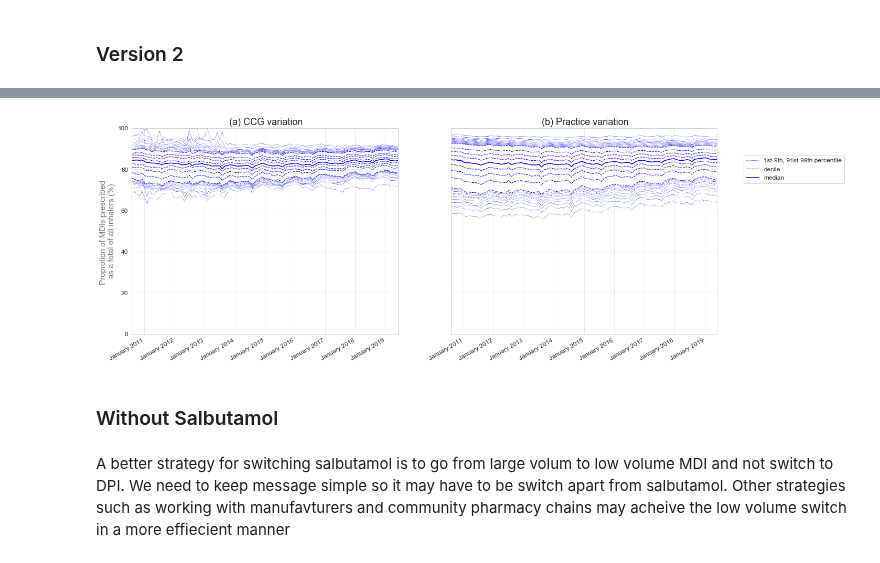
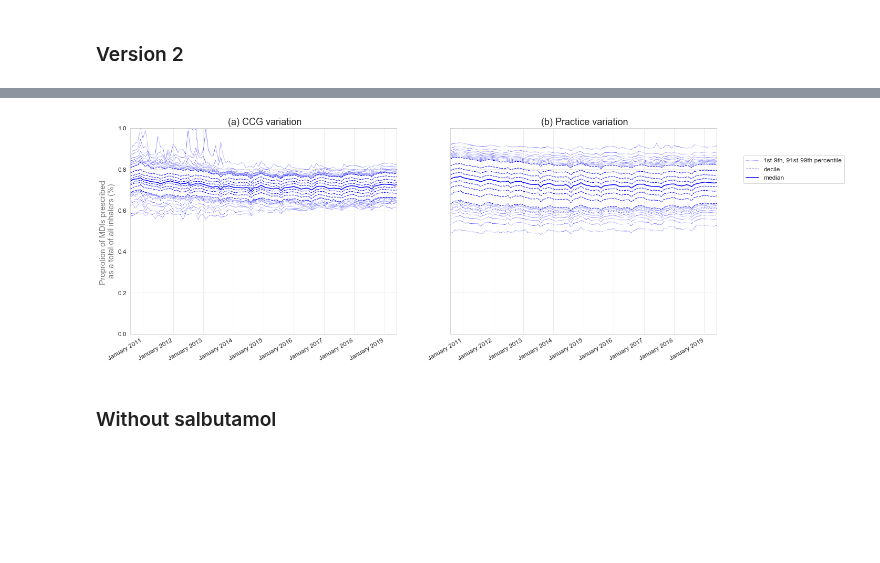
Before and after one commit to ebmdatalab/jupyter-notebooks, a Jupyter notebook: new_measures/Drafts/Enviromental Inhalers/Environmental Inhalers.ipynb, the cells around one changed output, grey strips where cells are left out. Cells and saved outputs as stored; diff of their text form; code cells hidden in the pictures; blank space fills up the shorter version.

Commit message:
update inhalerss
implement new view
new measure without salbutamol

```diff
--- a/new_measures/Drafts/Enviromental Inhalers/Environmental Inhalers.ipynb
+++ b/new_measures/Drafts/Enviromental Inhalers/Environmental Inhalers.ipynb
@@ -368,0 +312,19 @@ by_pct_df3.head()
+# %%
+denominators = q('''
+SELECT
+    practice,
+    pct,
+    CAST(month AS DATE) AS month,
+    SUM(items) AS denominator
+FROM hscic.normalised_prescribing_standard presc
+INNER JOIN hscic.practices pract ON presc.practice = pract.code
+WHERE
+    pract.setting = 4 AND
+    presc.bnf_code IN (
+        SELECT DISTINCT(bnf_code)
+        FROM measures.vw__chapter_3_dmd_objs_with_form_route
+        WHERE form_route IN ('pressurizedinhalation.inhalation', 'powderinhalation.inhalation')
+    )
+GROUP BY practice, pct, month
+ORDER BY practice, month
+''').set_index(['practice', 'month'])
@@ -368,0 +341,11 @@ by_pct_df3.head()
+# %%
+data = {
+    'pct': numerators['pct'],
+    'numerator': numerators['numerator'],
+    'denominator': denominators['denominator'],
+}
+practices = pd.DataFrame(index=numerators.index, data=data).reset_index()
+practices['ratio'] = practices['numerator'] / practices['denominator']
+# %%
+ccgs = practices.groupby(['pct', 'month'])['numerator', 'denominator'].sum().reset_index()
+ccgs['ratio'] = ccgs['numerator'] / ccgs['denominator']
@@ -369,42 +361,38 @@ by_pct_df3.head()
 # %%
 f = plt.figure(figsize=(20,8))
-#f.suptitle('Sharing Y axis')
 f.autofmt_xdate()
 layout = gridspec.GridSpec(1, 2, figure=f)
 left_plot = plt.subplot(layout[0])
 right_plot = plt.subplot(layout[1], sharey=left_plot)  # Share the Y axis
 
 # ...and because it's shared, suppress ticks on the second chart
 plt.setp(right_plot.get_yticklabels(), visible=False)
 
 charts.deciles_chart(
-    by_pct_df3,
+    ccgs,
     period_column='month',
-    column='measure_value',
+    column='ratio',
     title=" (a) CCG variation",
     ylabel="Proprotion of MDIs prescribed \n as a total of all inhalers (%) ",
     show_outer_percentiles=True,
     show_legend=False,
     ax=left_plot,
 )
 
-
 charts.deciles_chart(
-    df3,
+    practices,
     period_column='month',
-    column='measure_value',
+    column='ratio',
     title=" (b) Practice variation",
     ylabel="",
     show_outer_percentiles=True,
     show_legend=True,
     ax=right_plot,
 )
 
-plt.ylim(0, 100)
+plt.ylim(0, 1)
 plt.show()
 # %% [output]
-[figure, old version]
+[figure, new version]
 # %% [markdown]
-### Without Salbutamol
+### Without salbutamol
-# %% [markdown]
-A better strategy for switching salbutamol is to go from large volum to low volume MDI and not switch to DPI. We need to keep message simple so it may have to be switch apart from salbutamol. Other strategies such as working with manufavturers and community pharmacy chains may acheive the low volume switch in a more effiecient manner
```
Also changed, not shown: parts of 24 cells of this notebook, 1 other file.
